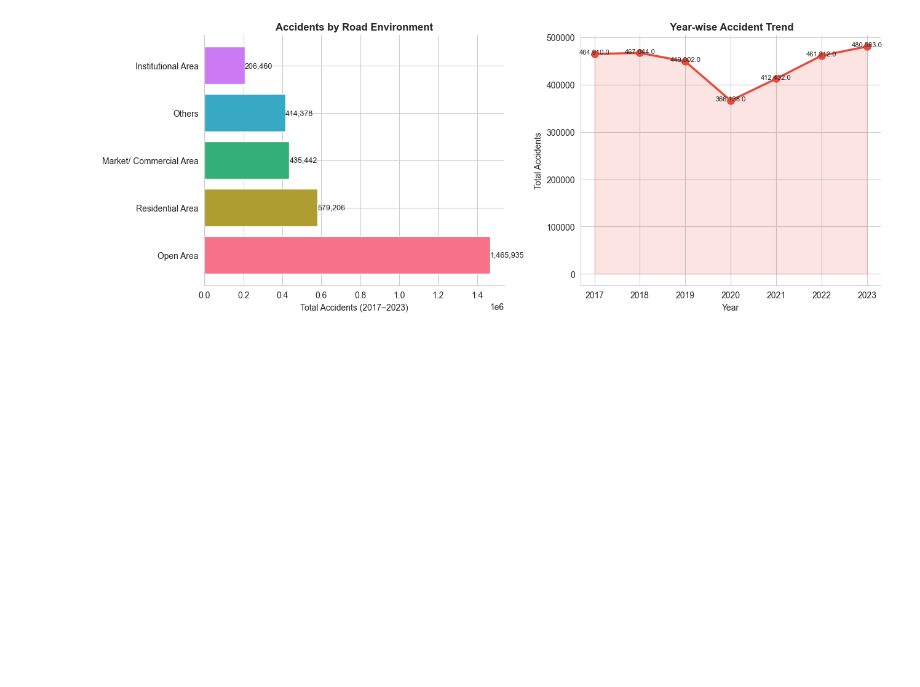
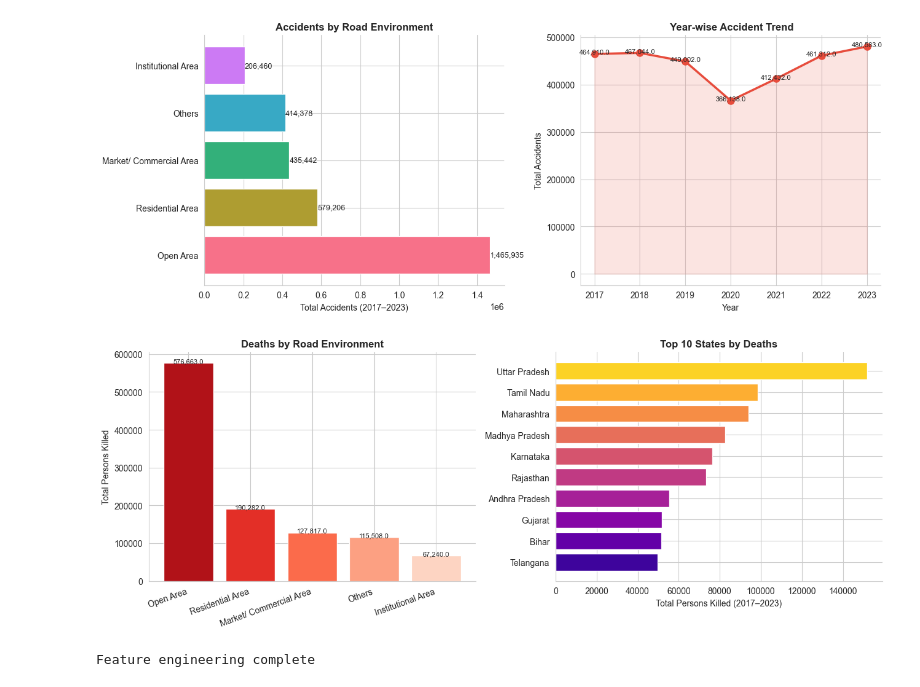
Before and after one commit to amanvarma21/ITVC_SEE, a Jupyter notebook: Road_Accidents.ipynb, the cells around one changed output. Cells and saved outputs as stored; diff of their text form; code cells hidden in the pictures; blank space fills up the shorter version.

Commit message:
Feature Engineering

```diff
--- a/Road_Accidents.ipynb
+++ b/Road_Accidents.ipynb
@@ -79,3 +79,53 @@ plt.savefig('eda_overview.png', dpi=150, bbox_inches='tight')
 plt.show()
 # %% [output]
 [figure]
+# %%
+fig, axes = plt.subplots(1, 2, figsize=(13, 5))
+
+# Deaths by environment
+death_env = df.groupby('Road_Environment')['Persons_Killed'].sum().sort_values(ascending=False)
+axes[0].bar(death_env.index, death_env.values,
+            color=sns.color_palette('Reds_r', len(death_env)))
+axes[0].set_xticklabels(death_env.index, rotation=20, ha='right')
+axes[0].set_ylabel('Total Persons Killed')
+axes[0].set_title('Deaths by Road Environment', fontweight='bold')
+for i, v in enumerate(death_env.values):
+    axes[0].text(i, v + 200, f'{v:,}', ha='center', fontsize=8)
+
+# Top 10 deadliest states
+top_states = df.groupby('State')['Persons_Killed'].sum().nlargest(10)
+axes[1].barh(top_states.index[::-1], top_states.values[::-1],
+             color=sns.color_palette('plasma', 10))
+axes[1].set_xlabel('Total Persons Killed (2017–2023)')
+axes[1].set_title('Top 10 States by Deaths', fontweight='bold')
+
+plt.tight_layout()
+plt.savefig('eda_deaths.png', dpi=150, bbox_inches='tight')
+plt.show()
+# %% [output]
+[figure, added]
+# %%
+df_ml = df.copy()
+
+df_ml['Fatality_Rate'] = df_ml['Persons_Killed']     / (df_ml['Total_Accidents'] + 1)
+df_ml['Injury_Rate']   = df_ml['Total_Injured']      / (df_ml['Total_Accidents'] + 1)
+df_ml['Grievous_Rate'] = df_ml['Grievously_Injured'] / (df_ml['Total_Accidents'] + 1)
+df_ml['Year_Norm']     = (df_ml['Year'] - 2017) / 6
+
+le_env, le_state = LabelEncoder(), LabelEncoder()
+df_ml['Env_Code']   = le_env.fit_transform(df_ml['Road_Environment'])
+df_ml['State_Code'] = le_state.fit_transform(df_ml['State'])
+
+q1, q2, q3 = df_ml['Persons_Killed'].quantile([0.33, 0.66, 0.90]).values
+def assign_severity(row):
+    k = row['Persons_Killed']
+    if k <= q1:   return 0
+    elif k <= q2: return 1
+    elif k <= q3: return 2
+    else:         return 3
+
+df_ml['Severity'] = df_ml.apply(assign_severity, axis=1)
+severity_names = {0:'Low', 1:'Medium', 2:'High', 3:'Critical'}
+print("Feature engineering complete")
+# %% [output]
+Feature engineering complete
```
Also changed, not shown: parts of 1 cell of this notebook, 3 other files.
